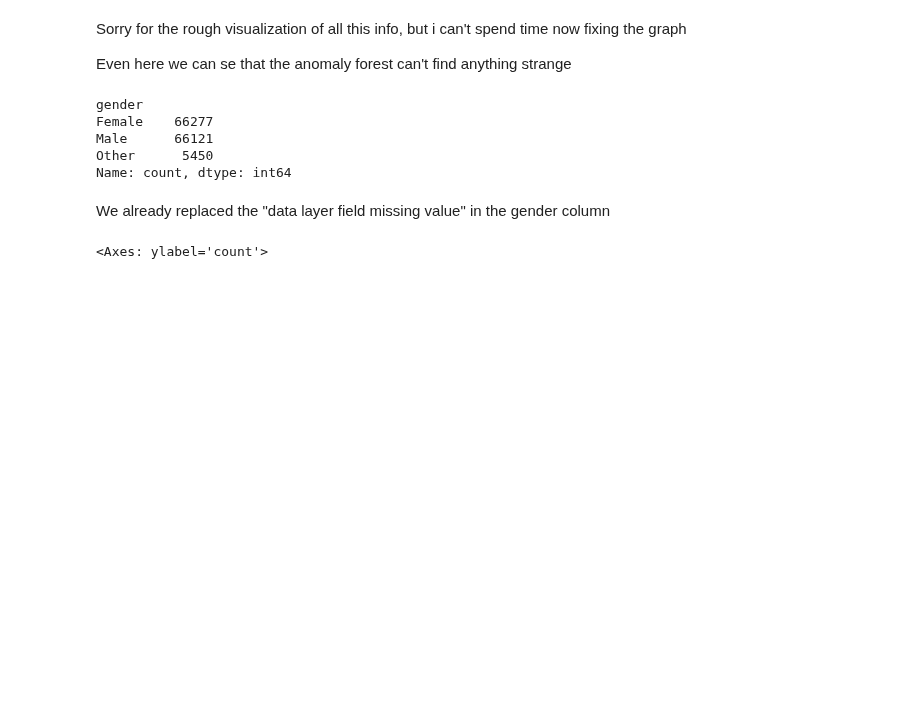
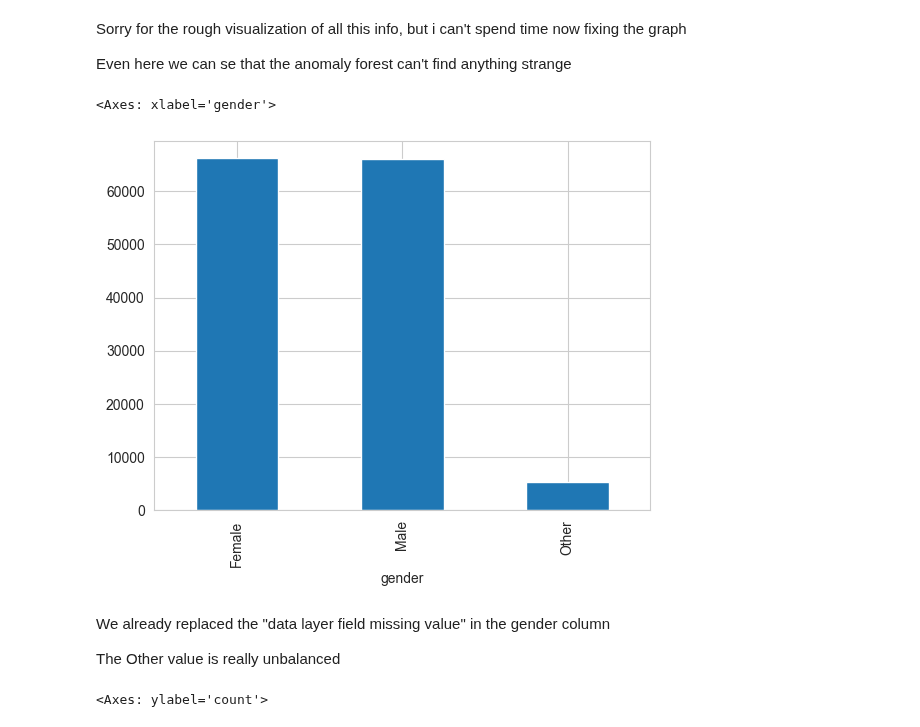
Before and after one commit to glag2/glag2-Internship-Case-2024-DEC, a Jupyter notebook: [STEP 1] Data Cleaning.ipynb, the cells around one changed output. Drawn from its saved outputs; the diff is of its cells as text; code cells hidden in the pictures; blank space fills up the shorter version.

```diff
--- a/[STEP 1] Data Cleaning.ipynb
+++ b/[STEP 1] Data Cleaning.ipynb
@@ -356,15 +356,14 @@ Sorry for the rough visualization of all this info, but i can't spend time now f
 
 Even here we can se that the anomaly forest can't find anything strange
 # %%
-users['gender'].value_counts()
+users['gender'].value_counts().plot(kind='bar')
 # %% [output]
-gender
-Female    66277
-Male      66121
-Other      5450
-Name: count, dtype: int64
+<Axes: xlabel='gender'>
+[figure, added]
 # %% [markdown]
 We already replaced the "data layer field missing value" in the gender column
+
+The Other value is really unbalanced
 # %%
 # get a list of all the domains used in the email column
 users['email'].str.split('@').str[1].value_counts().plot(kind='pie', figsize=(5, 5))
```
Also changed, not shown: parts of 1 cell of this notebook, 1 other file.
